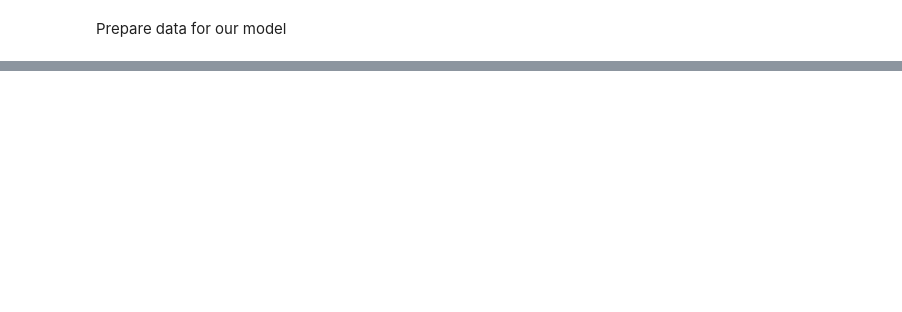
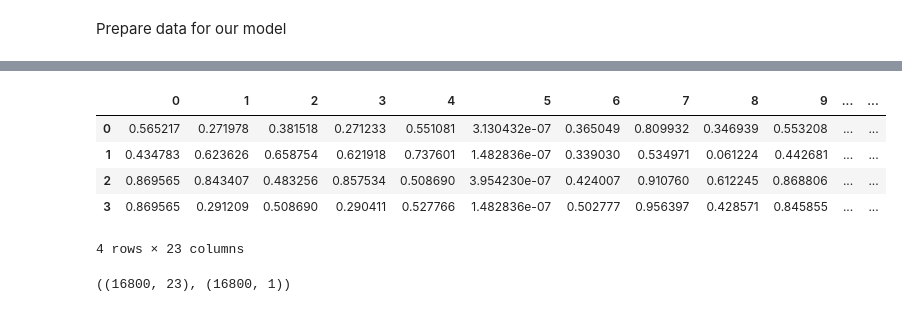
Before and after one commit to akanksha276/wildfire_analysis, a Jupyter notebook: notebooks/NN/255_NN_learning.ipynb, the cells around one changed output, grey strips where cells are left out. Drawn from its saved outputs; the diff is of its cells as text; code cells hidden in the pictures; blank space fills up the shorter version.

```diff
--- a/notebooks/NN/255_NN_learning.ipynb
+++ b/notebooks/NN/255_NN_learning.ipynb
@@ -407,0 +325,4 @@ accuracy_score(prediction_new, Y_test)
+# %%
+df_sev_main["STATE"] = LabelEncoder().fit_transform(df_sev_main.STATE.values)
+df_sev_main["FIRE_SIZE_CLASS"] = LabelEncoder().fit_transform(df_sev_main.FIRE_SIZE_CLASS.values)
+df_sev_main.head()
@@ -407,0 +337,3 @@ accuracy_score(prediction_new, Y_test)
+# %%
+X = df_sev_main.drop(["FIRE_SIZE_CLASS"], axis=1)
+X.head(4)
@@ -407,0 +356,14 @@ accuracy_score(prediction_new, Y_test)
+# %%
+X = pd.DataFrame(scaler.fit_transform(X))
+X.head(4)
+# %% [output]
+|  | 0 | 1 | 2 | 3 | 4 | 5 | 6 | 7 | 8 | 9 | ... | ... |
+| 0 | 0.565217 | 0.271978 | 0.381518 | 0.271233 | 0.551081 | 3.130432e-07 | 0.365049 | 0.809932 | 0.346939 | 0.553208 | ... | ... |
+| 1 | 0.434783 | 0.623626 | 0.658754 | 0.621918 | 0.737601 | 1.482836e-07 | 0.339030 | 0.534971 | 0.061224 | 0.442681 | ... | ... |
+| 2 | 0.869565 | 0.843407 | 0.483256 | 0.857534 | 0.508690 | 3.954230e-07 | 0.424007 | 0.910760 | 0.612245 | 0.868806 | ... | ... |
+| 3 | 0.869565 | 0.291209 | 0.508690 | 0.290411 | 0.527766 | 1.482836e-07 | 0.502777 | 0.956397 | 0.428571 | 0.845855 | ... | ... |
+4 rows × 23 columns
+# %%
+X.shape, Y.shape
+# %% [output]
+((16800, 23), (16800, 1))
```
Also changed, not shown: parts of 67 cells of this notebook.
